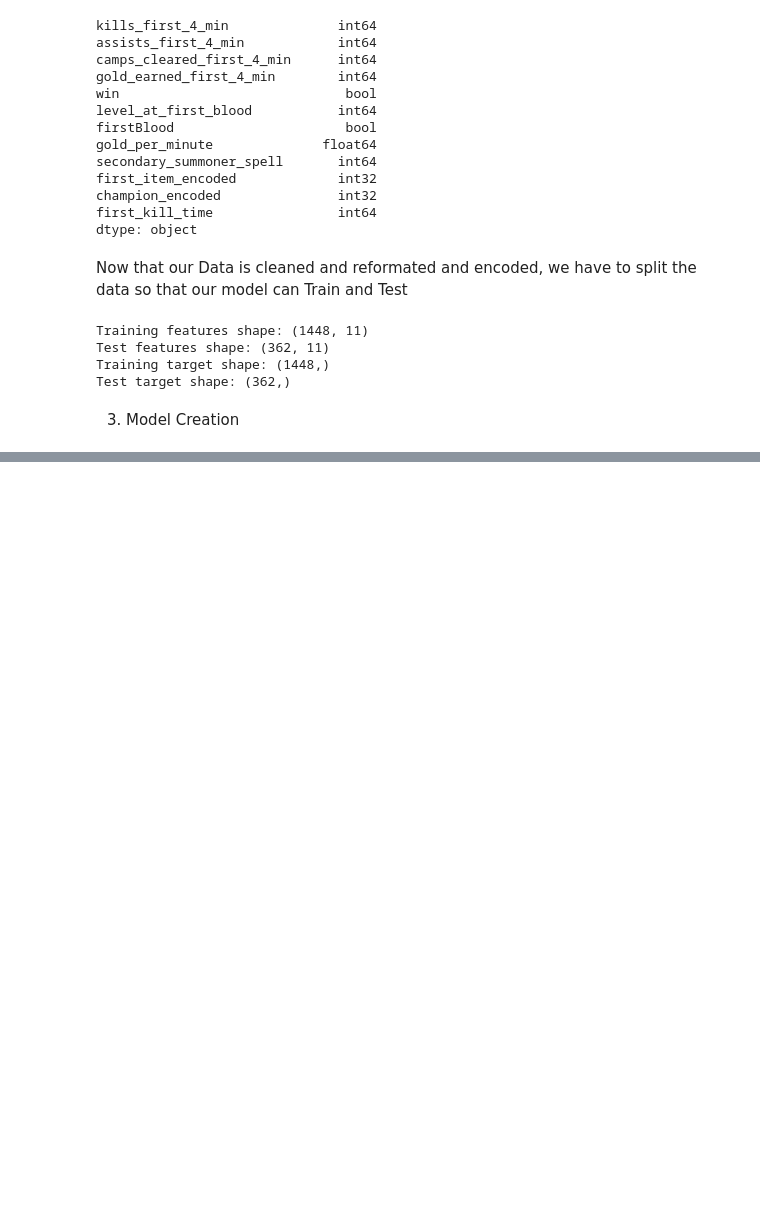
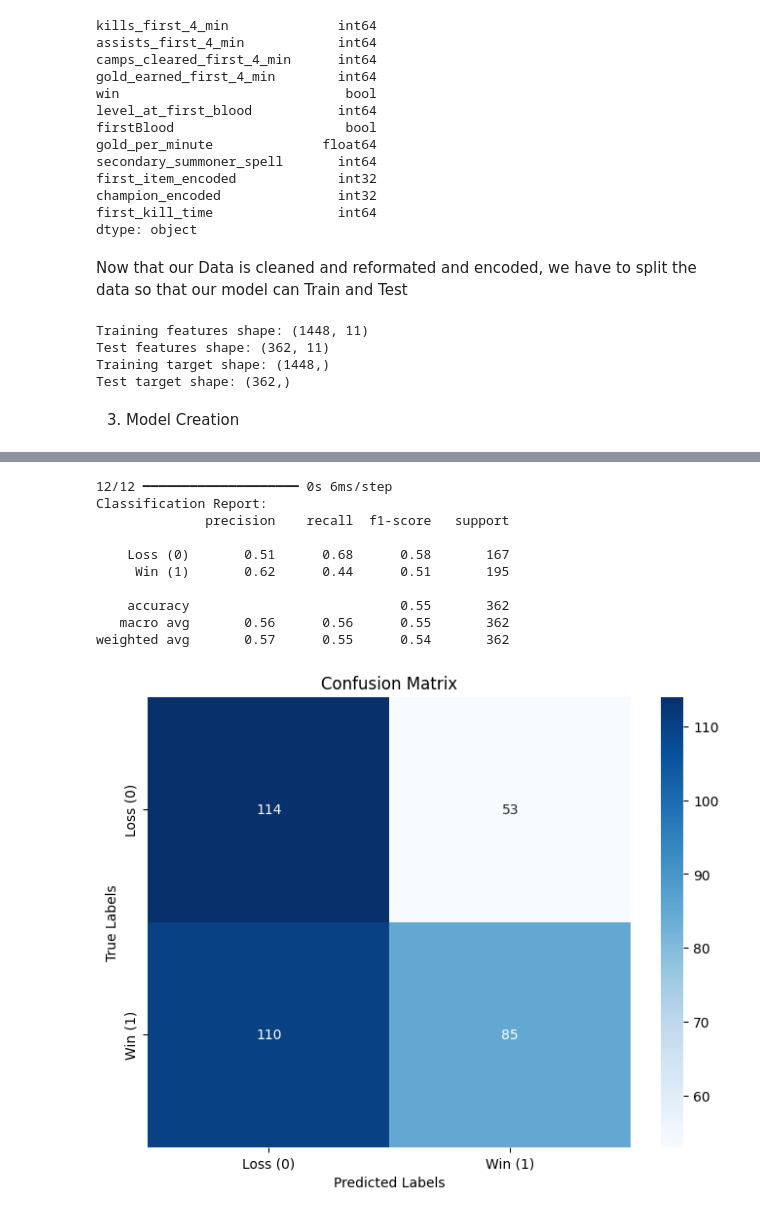
Before and after one commit to T-Rzeznik/lolPredict, a Jupyter notebook: ML/jungler_prediction.ipynb, the cells around one changed output, grey strips where cells are left out. Saved outputs shown, nothing was run; the diff lists cells and outputs as text; code cells hidden in the pictures; blank space fills up the shorter version.

Commit message:
Model building and Evaulation

```diff
--- a/ML/jungler_prediction.ipynb
+++ b/ML/jungler_prediction.ipynb
@@ -270,0 +331,2 @@ from tensorflow.keras.optimizers import Adam
+# %%
+new_df = reformatted_df.drop(columns=['champion_encoded'])
@@ -270,0 +348,6 @@ from tensorflow.keras.optimizers import Adam
+# %%
+X = new_df.drop(columns=['win'])  # Features
+y = new_df['win']  # Target
+
+# Split the data into training and test sets
+X_train, X_test, y_train, y_test = train_test_split(X, y, test_size=0.2, random_state=42)
@@ -270,0 +470,38 @@ from tensorflow.keras.optimizers import Adam
+# %%
+import numpy as np
+from sklearn.metrics import classification_report, confusion_matrix
+import seaborn as sns
+import matplotlib.pyplot as plt
+
+# Predict on test data
+y_pred = model.predict(X_test)  # Predict probabilities
+y_pred_classes = (y_pred > 0.5).astype(int)  # Convert probabilities to class labels
+
+# Generate classification report
+print("Classification Report:")
+print(classification_report(y_test, y_pred_classes, target_names=['Loss (0)', 'Win (1)']))
+
+# Generate confusion matrix
+cm = confusion_matrix(y_test, y_pred_classes)
+
+# Plot confusion matrix
+plt.figure(figsize=(8, 6))
+sns.heatmap(cm, annot=True, fmt='d', cmap='Blues',
+            xticklabels=['Loss (0)', 'Win (1)'],
+            yticklabels=['Loss (0)', 'Win (1)'])
+plt.xlabel('Predicted Labels')
+plt.ylabel('True Labels')
+plt.title('Confusion Matrix')
+plt.show()
+# %% [output]
+12/12 ━━━━━━━━━━━━━━━━━━━━ 0s 6ms/step
+Classification Report:
+              precision    recall  f1-score   support
+
+    Loss (0)       0.51      0.68      0.58       167
+     Win (1)       0.62      0.44      0.51       195
+
+    accuracy                           0.55       362
+   macro avg       0.56      0.56      0.55       362
+weighted avg       0.57      0.55      0.54       362
+[figure, added]
```
Also changed, not shown: parts of 10 cells of this notebook.
